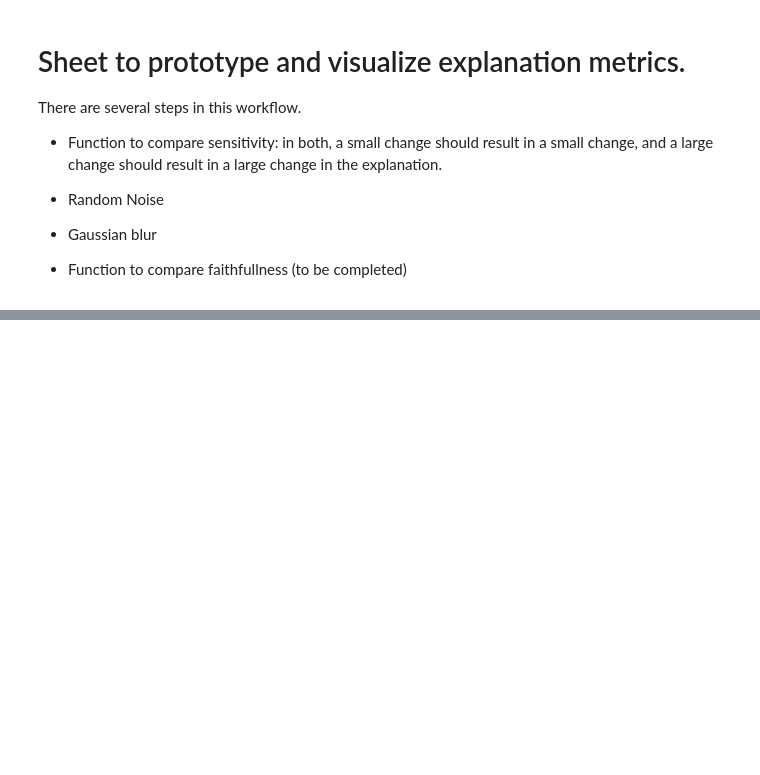
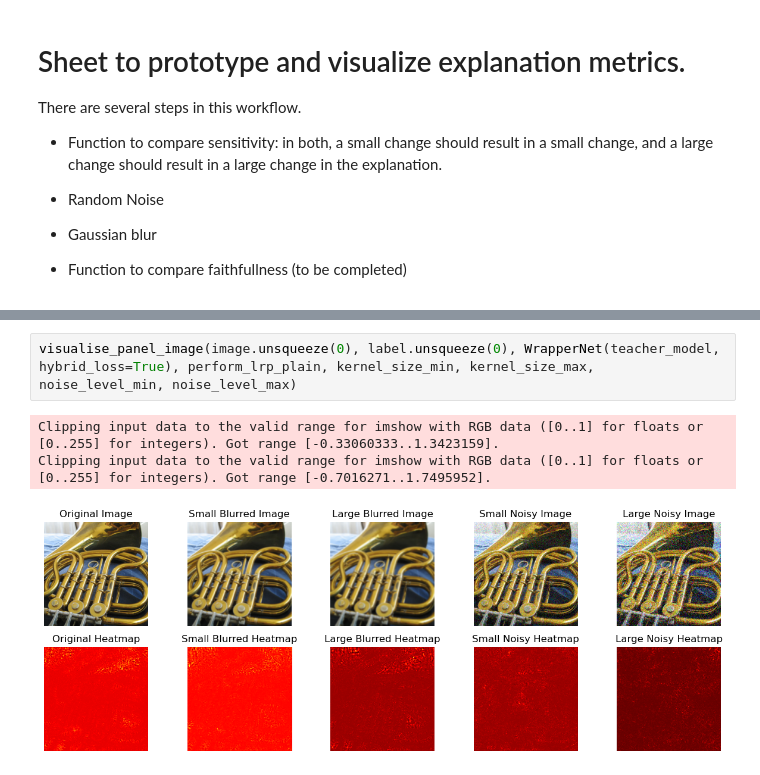
Before and after one commit to CharlesHiggins-stai/RL-LRP, a Jupyter notebook: testing_sandbox/explanation_evaluation.ipynb, the cells around one changed output, grey strips where cells are left out. Cells and saved outputs as stored; diff of their text form; blank space fills up the shorter version.

```diff
--- a/testing_sandbox/explanation_evaluation.ipynb
+++ b/testing_sandbox/explanation_evaluation.ipynb
@@ -305,0 +107,6 @@ def perform_gradcam(image, label, model):
+# %%
+visualise_panel_image(image.unsqueeze(0), label.unsqueeze(0), WrapperNet(teacher_model, hybrid_loss=True), perform_lrp_plain, kernel_size_min, kernel_size_max, noise_level_min, noise_level_max)
+# %% [output]
+Clipping input data to the valid range for imshow with RGB data ([0..1] for floats or [0..255] for integers). Got range [-0.33060333..1.3423159].
+Clipping input data to the valid range for imshow with RGB data ([0..1] for floats or [0..255] for integers). Got range [-0.7016271..1.7495952].
+[figure, added]
```
Also changed, not shown: parts of 7 cells of this notebook, 6 other files.
